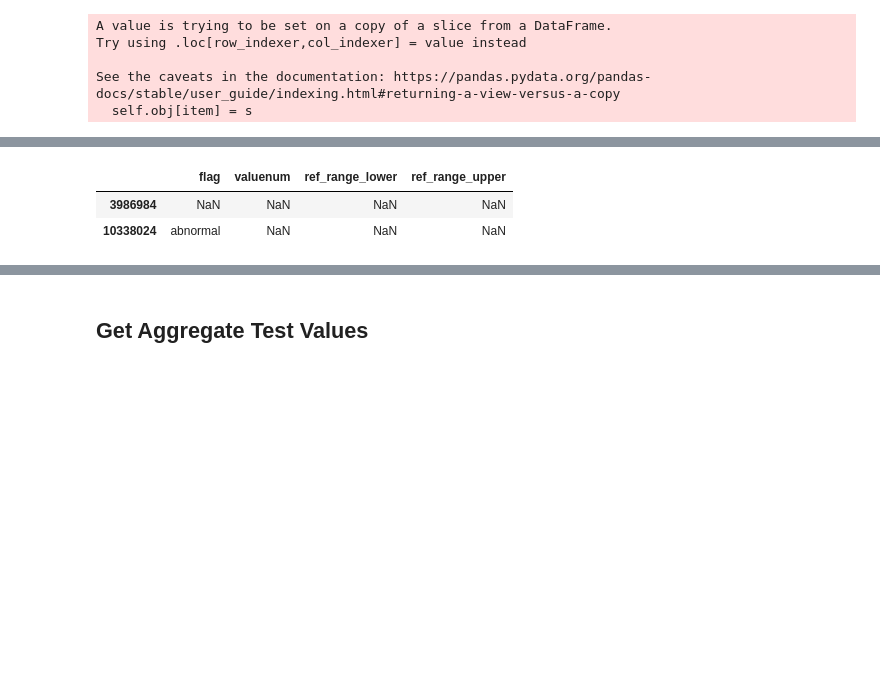
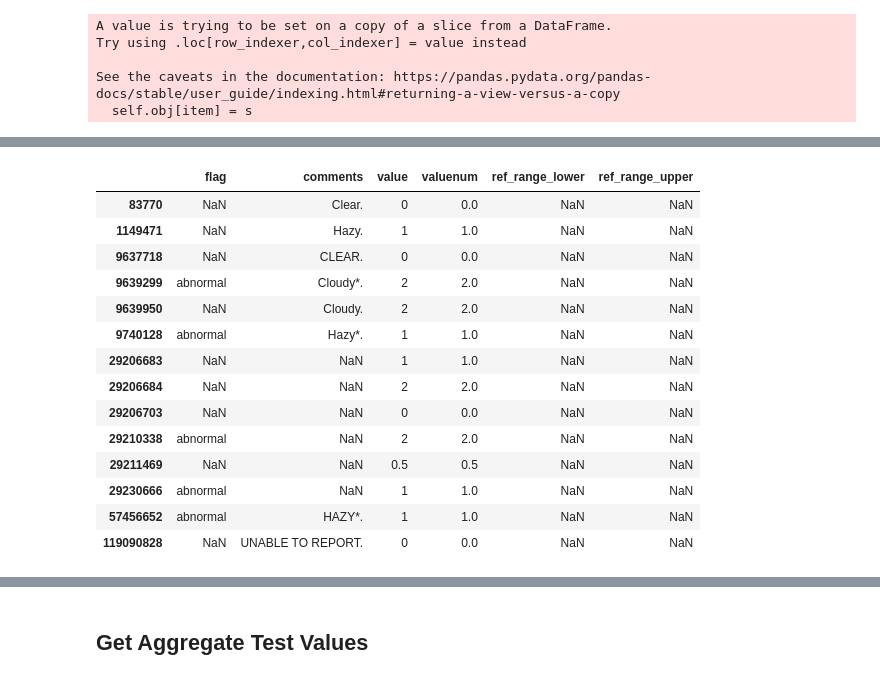
Before and after one commit to brandoncryu/disease_prediction, a Jupyter notebook: Generate Sample Patients.ipynb, the cells around one changed output, grey strips where cells are left out. Cells and saved outputs as stored; diff of their text form; code cells hidden in the pictures; blank space fills up the shorter version.

```diff
--- a/Generate Sample Patients.ipynb
+++ b/Generate Sample Patients.ipynb
@@ -274,7 +309,10 @@ item_black_list = [50920, 51486, 51487, 51464, 51484, 51478, 51514, 51492, 51506
+# %%
+item_black_list = [50920]
+# 50920 - test results are text in comments - need to come back and figure out how to handle this
 # %% [markdown]
 Take only the X most commonly performed tests
 # %%
-top_test_num = 31
+top_test_num = 40
 
 lab_events_valid = lab_events_sampled[~lab_events_sampled['itemid'].isin(item_black_list)]
 
@@ -435,23 +422,38 @@ lab_events_sampled_sub[lab_events_sampled_sub['value'] == 'TR']
 # %%
 # Used to investigate bad data
-pd.set_option('display.max_rows', 60)
+pd.set_option('display.max_rows', 200)
 
-# lab_events_sampled_sub[lab_events_sampled_sub['itemid'] == 51466].value.value_counts().reset_index().sort_values(by = 'index')
-# lab_events_sampled_sub[lab_events_sampled_sub['itemid'] == 51466][['value', 'comments']].drop_duplicates()
-lab_events_sampled_sub[lab_events_sampled_sub['itemid'] == 51466][['flag', 'valuenum', 'ref_range_lower', 'ref_range_upper']].drop_duplicates()
+# lab_events_sampled_sub[lab_events_sampled_sub['itemid'] == 51237].value.value_counts().reset_index().sort_values(by = 'index')
+# lab_events_sampled_sub[lab_events_sampled_sub['itemid'] == 51514][['value', 'comments']].drop_duplicates()
+lab_events_sampled_sub[lab_events_sampled_sub['itemid'] == 51506][['flag', 'comments', 'value', 'valuenum', 'ref_range_lower', 'ref_range_upper']].drop_duplicates()
 
 
 # 51466 - measures blood in urine; value and comments sometimes differ; need to add mapping
 # 51486 - same as above, leukocytes in the urine
 # 51487 - same as above, nitrite in the urine
 # 51464 - same as above, bilirubin in the urine
 # 51484 - same as above, ketone in the urine
 # 51478 - same as above, glucose in the urine
 # 51514 - same as above, urobilinogen in the urine
 # 51492 - same as above, protein in the urine
 # 51506 - same as above, urine appearance
+
+# lab_events_sampled_sub.loc[(lab_events_sampled_sub['itemid'] == 51506) & (lab_events_sampled_sub['ref_range_lower'].isnull()), 'ref_range_lower'] = 0
+# lab_events_sampled_sub.loc[(lab_events_sampled_sub['itemid'] == 51506) & (lab_events_sampled_sub['ref_range_upper'].isnull()), 'ref_range_upper'] = 0
 # %% [output]
-|  | flag | valuenum | ref_range_lower | ref_range_upper |
-| 3986984 | NaN | NaN | NaN | NaN |
-| 10338024 | abnormal | NaN | NaN | NaN |
+|  | flag | comments | value | valuenum | ref_range_lower | ref_range_upper |
+| 83770 | NaN | Clear. | 0 | 0.0 | NaN | NaN |
+| 1149471 | NaN | Hazy. | 1 | 1.0 | NaN | NaN |
+| 9637718 | NaN | CLEAR. | 0 | 0.0 | NaN | NaN |
+| 9639299 | abnormal | Cloudy*. | 2 | 2.0 | NaN | NaN |
+| 9639950 | NaN | Cloudy. | 2 | 2.0 | NaN | NaN |
+| 9740128 | abnormal | Hazy*. | 1 | 1.0 | NaN | NaN |
+| 29206683 | NaN | NaN | 1 | 1.0 | NaN | NaN |
+| 29206684 | NaN | NaN | 2 | 2.0 | NaN | NaN |
+| 29206703 | NaN | NaN | 0 | 0.0 | NaN | NaN |
+| 29210338 | abnormal | NaN | 2 | 2.0 | NaN | NaN |
+| 29211469 | NaN | NaN | 0.5 | 0.5 | NaN | NaN |
+| 29230666 | abnormal | NaN | 1 | 1.0 | NaN | NaN |
+| 57456652 | abnormal | HAZY*. | 1 | 1.0 | NaN | NaN |
+| 119090828 | NaN | UNABLE TO REPORT. | 0 | 0.0 | NaN | NaN |
 # %%
```
Also changed, not shown: parts of 33 cells of this notebook, 1 other file.
